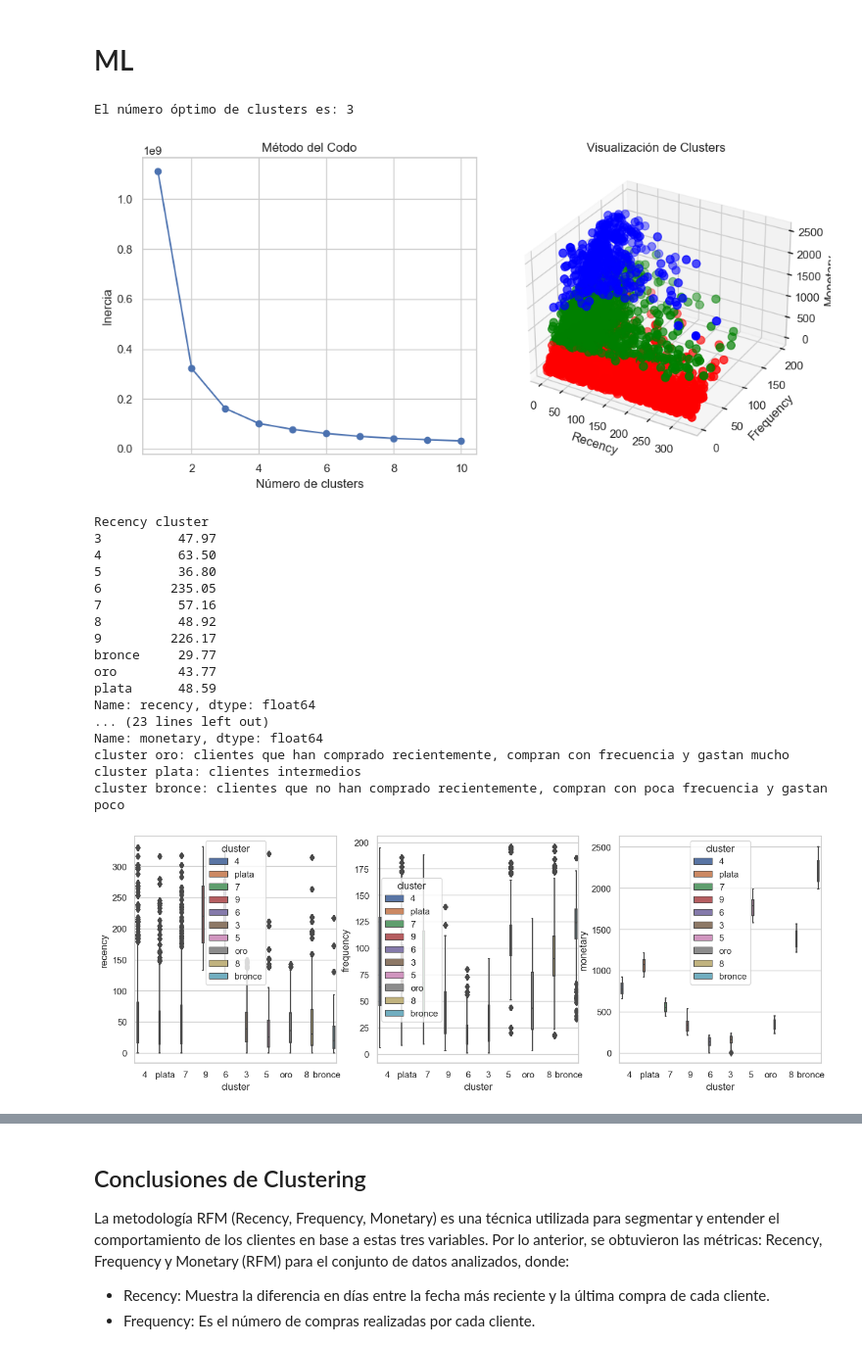
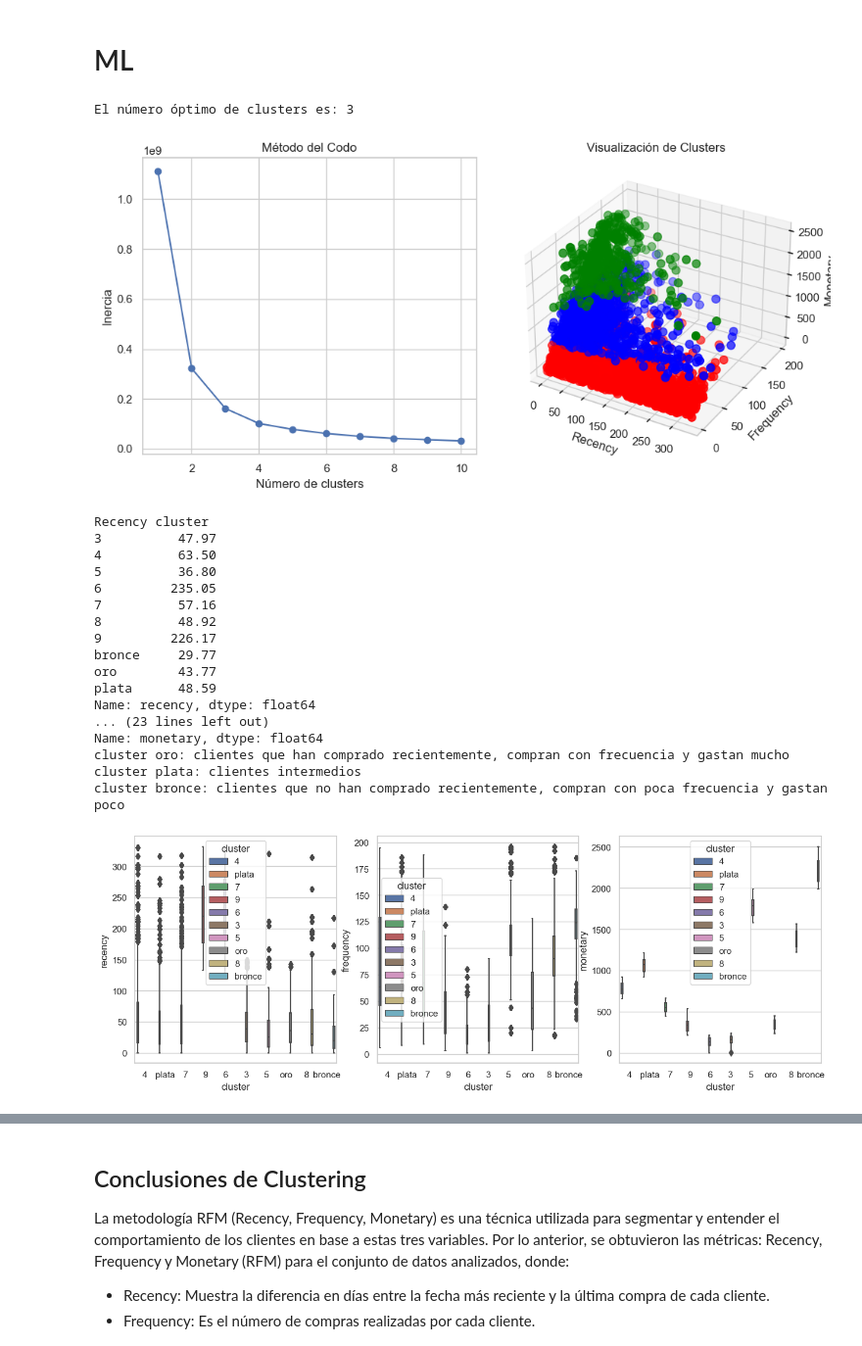
Before and after one commit to Sechi42/bugs_busters_retail, a Jupyter notebook: Data_processing.ipynb, the cells around one changed output, grey strips where cells are left out. Shown at 98% size. Saved outputs shown, nothing was run; the diff lists cells and outputs as text; code cells hidden in the pictures.

Commit message:
correccion plot

```diff
--- a/Data_processing.ipynb
+++ b/Data_processing.ipynb
@@ -680,11 +680,11 @@ def ml_plots(path):
     print('cluster plata: clientes intermedios ')
     print('cluster bronce: clientes que no han comprado recientemente, compran con poca frecuencia y gastan poco')
 # %%
-ml_kmean(file_path)
+ml_kmean("files/datasets/intermediate/df_processed.csv")
 ml_plots(pd.read_csv("files/datasets/final/df_final.csv"))
 # %% [output]
 El número óptimo de clusters es: 3
-[figure, old version]
+[figure, new version]
 Recency cluster
 3          47.97
 4          63.50
```
